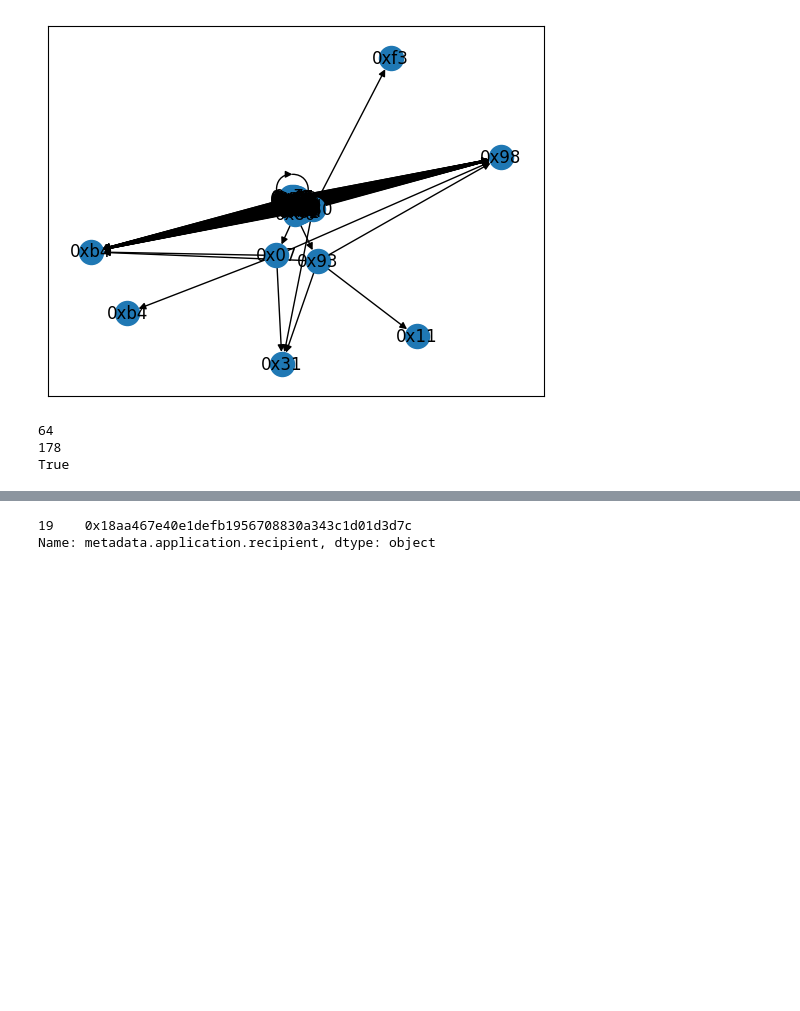
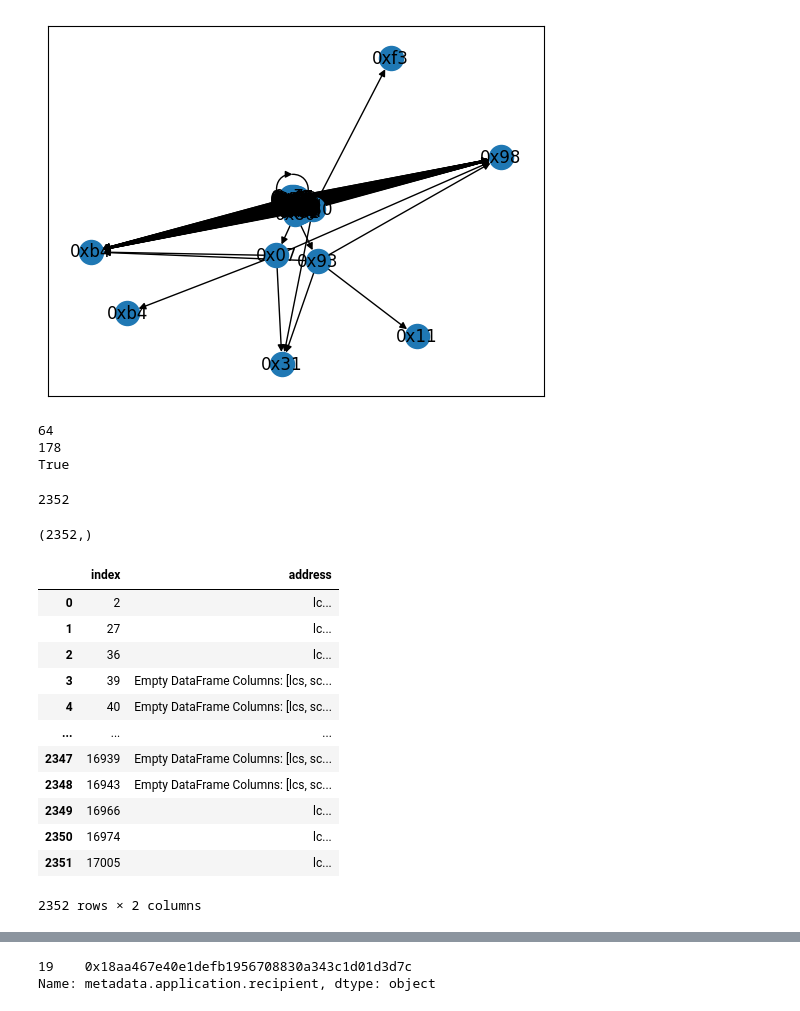
Before and after one commit to poupou-web3/beta-rounds-vote-analysis, a Jupyter notebook: jupyter-after-round/community_round.ipynb, the cells around one changed output, grey strips where cells are left out. Saved outputs shown, nothing was run; the diff lists cells and outputs as text; code cells hidden in the pictures; blank space fills up the shorter version.

```diff
--- a/jupyter-after-round/community_round.ipynb
+++ b/jupyter-after-round/community_round.ipynb
@@ -676,3 +717,27 @@ bool_nodes = [n in G.nodes() if n in df_votes['voter'].unique() else False for n
 64
 178
 True
+# %%
+df_matching_address['less_10_tx'].sum()
+# %% [output]
+2352
+# %%
+r.shape
+# %% [output]
+(2352,)
+# %%
+r.reset_index()
+# %% [output]
+|  | index | address |
+| 0 | 2 | lc... |
+| 1 | 27 | lc... |
+| 2 | 36 | lc... |
+| 3 | 39 | Empty DataFrame Columns: [lcs, sc... |
+| 4 | 40 | Empty DataFrame Columns: [lcs, sc... |
+| ... | ... | ... |
+| 2347 | 16939 | Empty DataFrame Columns: [lcs, sc... |
+| 2348 | 16943 | Empty DataFrame Columns: [lcs, sc... |
+| 2349 | 16966 | lc... |
+| 2350 | 16974 | lc... |
+| 2351 | 17005 | lc... |
+2352 rows × 2 columns
```
Also changed, not shown: parts of 41 cells of this notebook, 2 other files.
